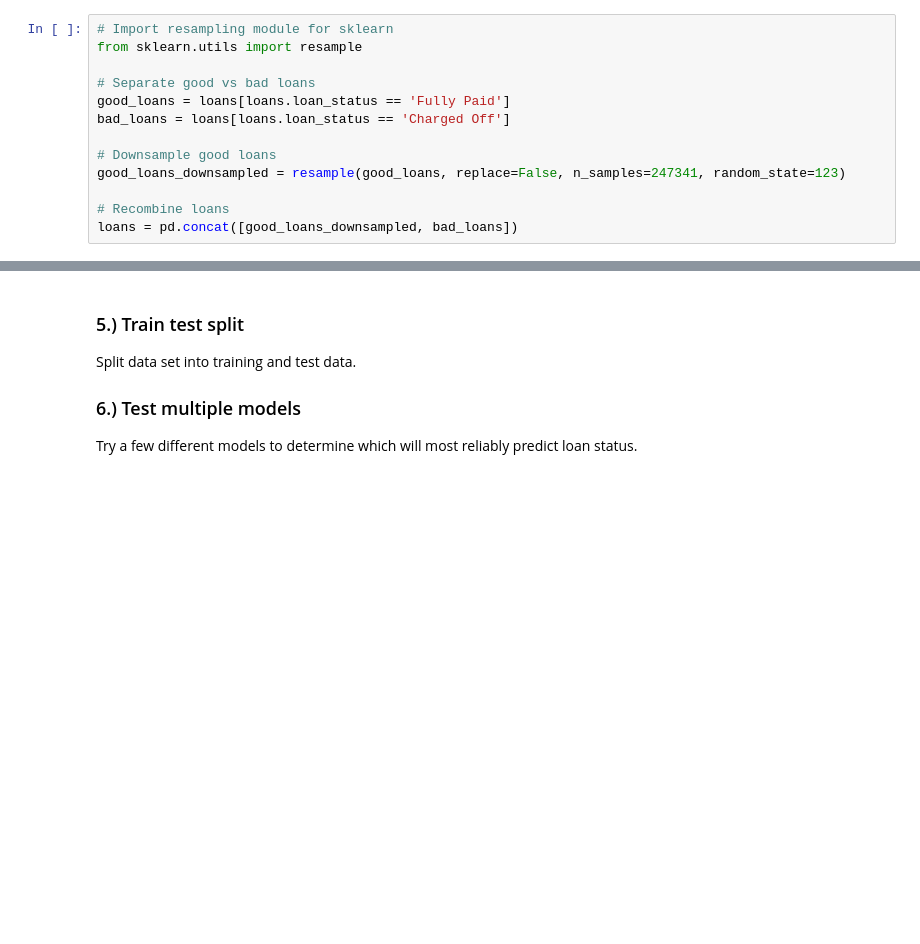
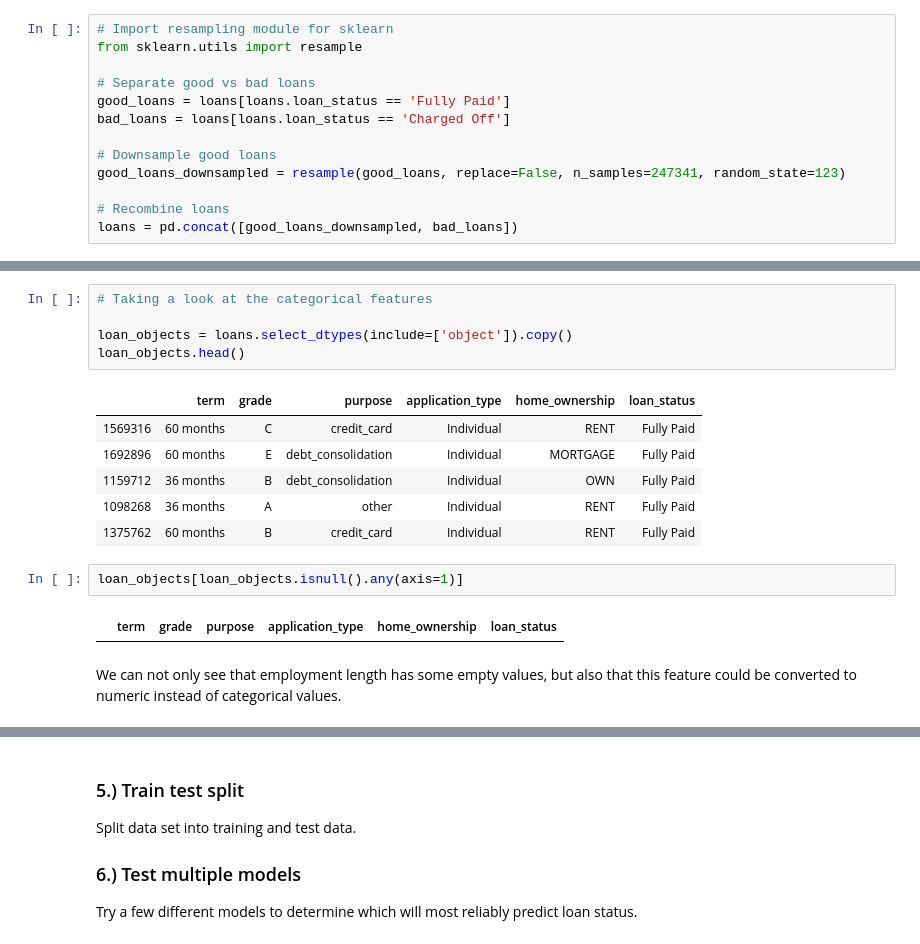
Before and after one commit to just1jp/loan_prediction, a Jupyter notebook: loan_prediction.ipynb, the cells around one changed output, grey strips where cells are left out. Drawn from its saved outputs; the diff is of its cells as text; blank space fills up the shorter version.

```diff
--- a/loan_prediction.ipynb
+++ b/loan_prediction.ipynb
@@ -187,0 +166,18 @@ Name: loan_status, dtype: int64
+# %%
+# Taking a look at the categorical features
+
+loan_objects = loans.select_dtypes(include=['object']).copy()
+loan_objects.head()
+# %% [output]
+|  | term | grade | purpose | application_type | home_ownership | loan_status |
+| 1569316 | 60 months | C | credit_card | Individual | RENT | Fully Paid |
+| 1692896 | 60 months | E | debt_consolidation | Individual | MORTGAGE | Fully Paid |
+| 1159712 | 36 months | B | debt_consolidation | Individual | OWN | Fully Paid |
+| 1098268 | 36 months | A | other | Individual | RENT | Fully Paid |
+| 1375762 | 60 months | B | credit_card | Individual | RENT | Fully Paid |
+# %%
+loan_objects[loan_objects.isnull().any(axis=1)]
+# %% [output]
+|  | term | grade | purpose | application_type | home_ownership | loan_status |
+# %% [markdown]
+We can not only see that employment length has some empty values, but also that this feature could be converted to numeric instead of categorical values.
```
Also changed, not shown: parts of 14 cells of this notebook.
